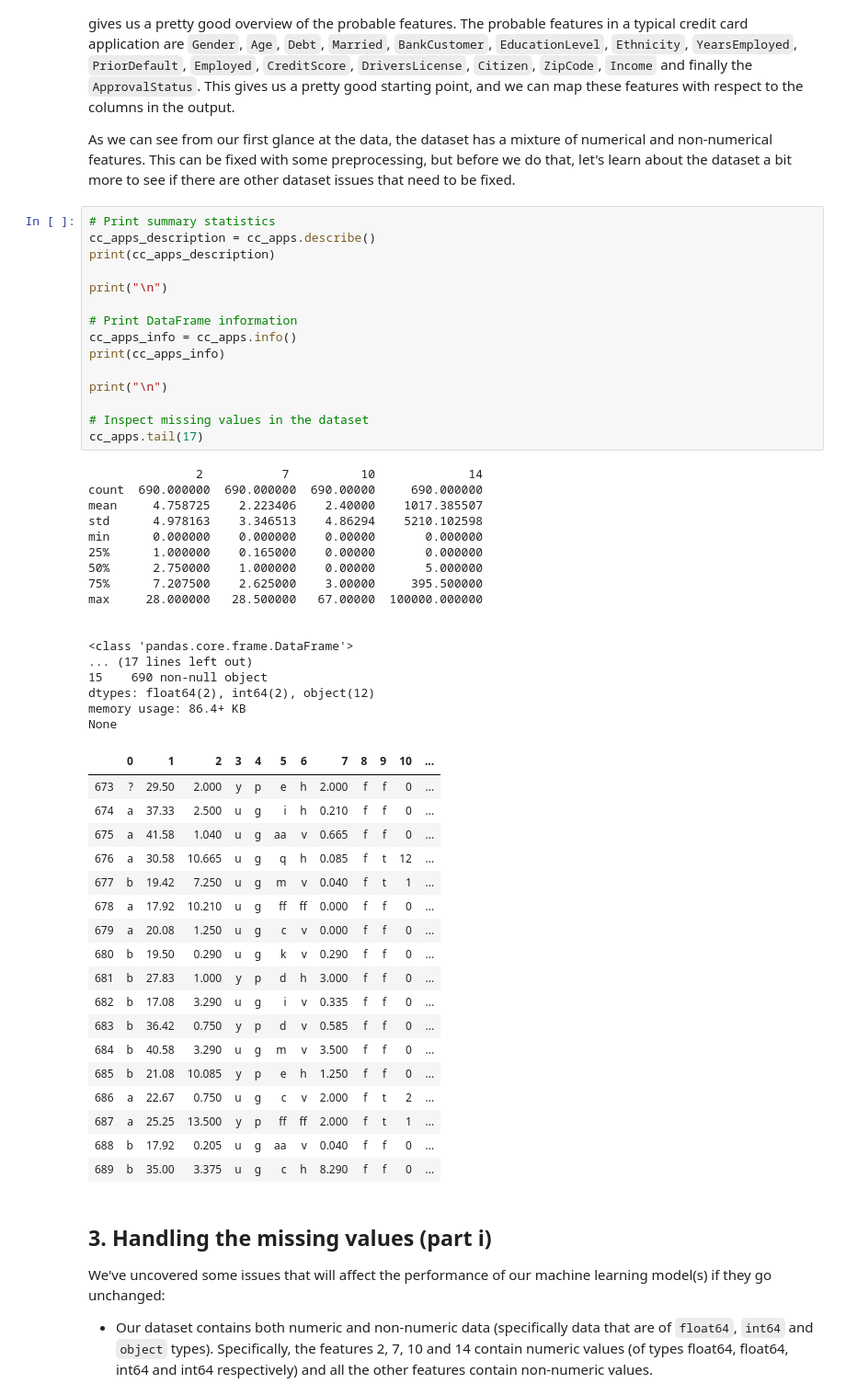
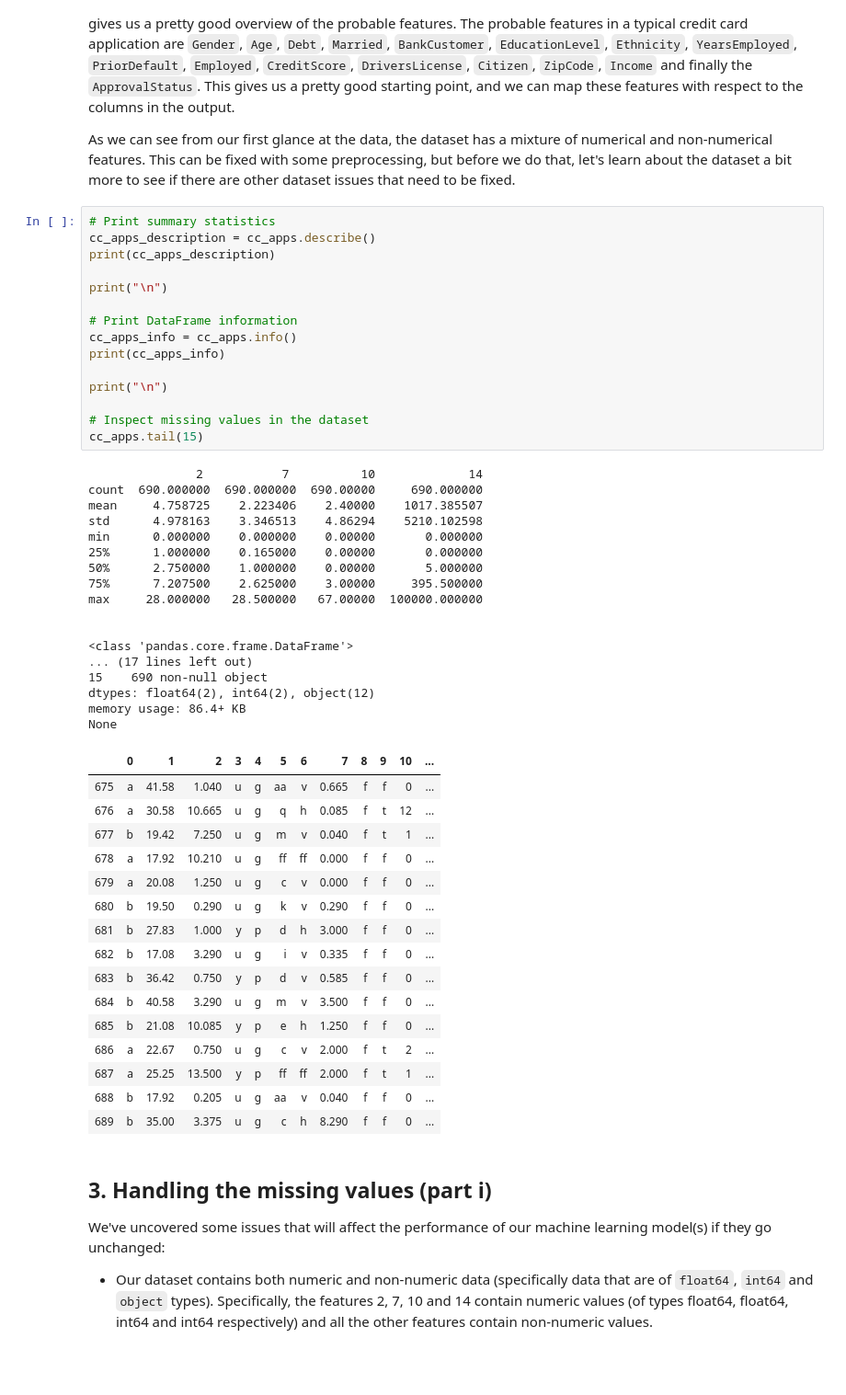
Before and after one commit to sonipuneet/Predicting-Credit-Card-Approvals, a Jupyter notebook: prediction_credit_card_approvals.ipynb, the cells around one changed output. Shown at 92% size. Saved outputs shown, nothing was run; the diff lists cells and outputs as text; blank space fills up the shorter version.

```diff
--- a/prediction_credit_card_approvals.ipynb
+++ b/prediction_credit_card_approvals.ipynb
@@ -38,36 +38,34 @@ cc_apps_description = cc_apps.describe()
 print(cc_apps_description)
 
 print("\n")
 
 # Print DataFrame information
 cc_apps_info = cc_apps.info()
 print(cc_apps_info)
 
 print("\n")
 
 # Inspect missing values in the dataset
-cc_apps.tail(17)
+cc_apps.tail(15)
 # %% [output]
                2           7          10             14
 count  690.000000  690.000000  690.00000     690.000000
 mean     4.758725    2.223406    2.40000    1017.385507
 std      4.978163    3.346513    4.86294    5210.102598
 min      0.000000    0.000000    0.00000       0.000000
 25%      1.000000    0.165000    0.00000       0.000000
 50%      2.750000    1.000000    0.00000       5.000000
 75%      7.207500    2.625000    3.00000     395.500000
 max     28.000000   28.500000   67.00000  100000.000000
 
 
 <class 'pandas.core.frame.DataFrame'>
 ... (17 lines left out)
 15    690 non-null object
 dtypes: float64(2), int64(2), object(12)
 memory usage: 86.4+ KB
 None
 |  | 0 | 1 | 2 | 3 | 4 | 5 | 6 | 7 | 8 | 9 | 10 | ... |
-| 673 | ? | 29.50 | 2.000 | y | p | e | h | 2.000 | f | f | 0 | ... |
-| 674 | a | 37.33 | 2.500 | u | g | i | h | 0.210 | f | f | 0 | ... |
 | 675 | a | 41.58 | 1.040 | u | g | aa | v | 0.665 | f | f | 0 | ... |
 | 676 | a | 30.58 | 10.665 | u | g | q | h | 0.085 | f | t | 12 | ... |
 | 677 | b | 19.42 | 7.250 | u | g | m | v | 0.040 | f | t | 1 | ... |
```
Also changed, not shown: parts of 1 cell of this notebook.
